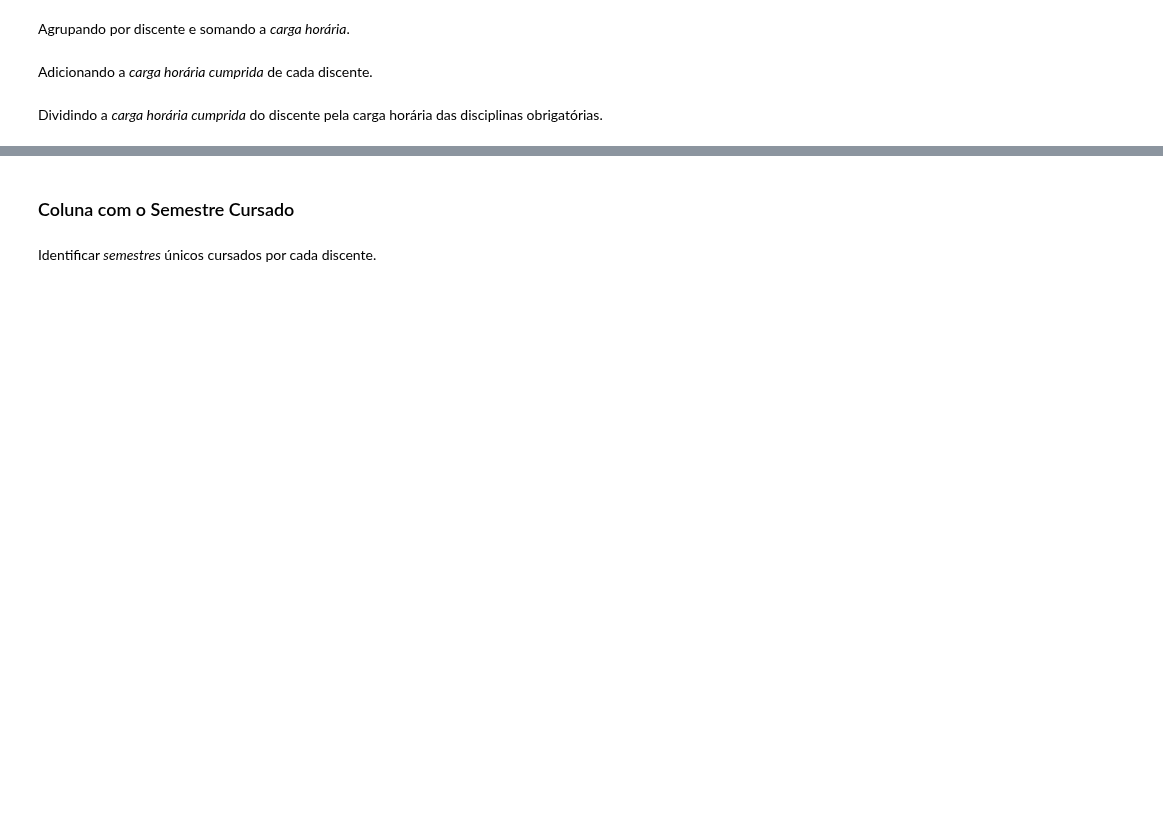
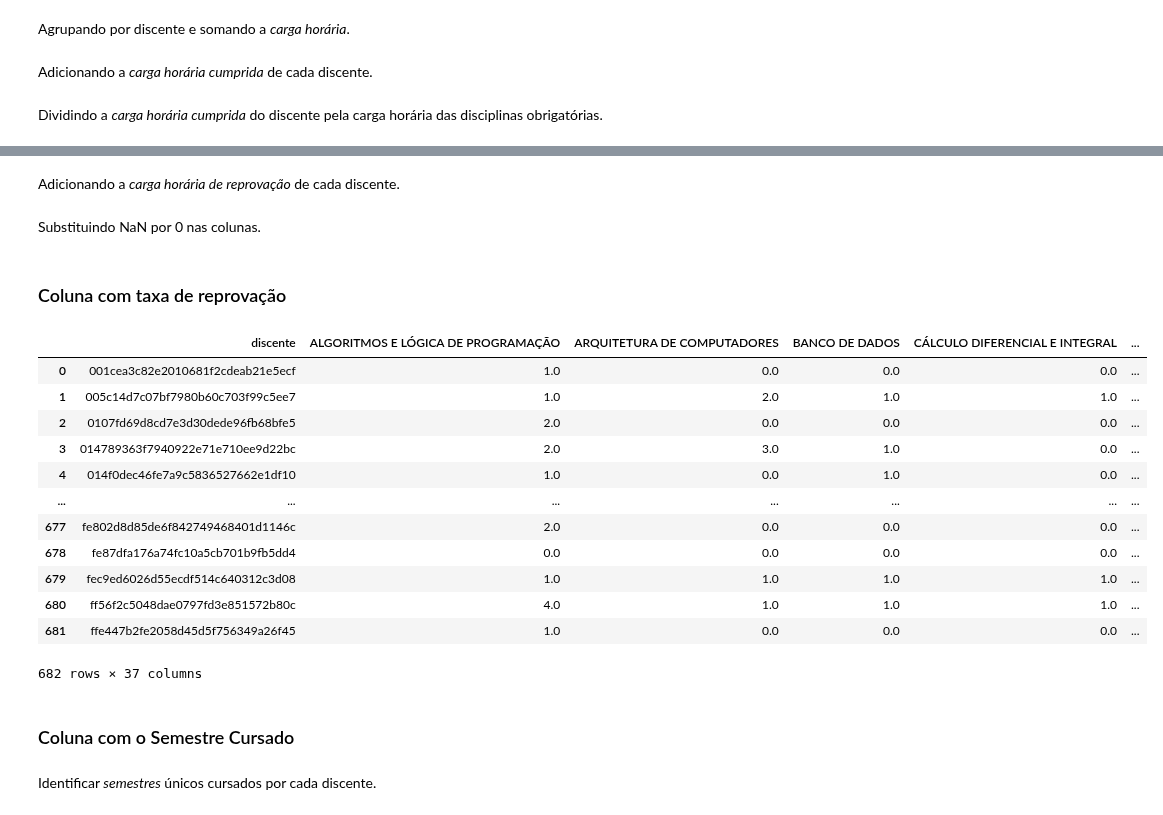
Before and after one commit to wanessabezerra/dataframe-bsi, a Jupyter notebook: dataframe-bsi/dados-extraidos.ipynb, the cells around one changed output, grey strips where cells are left out. Cells and saved outputs as stored; diff of their text form; code cells hidden in the pictures; blank space fills up the shorter version.

Commit message:
:hammer: Adicionando as colunas ch_reprovacao e taxa_reprovacao #8

```diff
--- a/dataframe-bsi/dados-extraidos.ipynb
+++ b/dataframe-bsi/dados-extraidos.ipynb
@@ -189,0 +190,2 @@ tabela_final['ch_cumprida_dividida'] = tabela_final['ch_cumprida'] / 1830
+# %%
+df_reprovadas = df_dados_filtrado[df_dados_filtrado['descricao'] == 'REPROVADO']
@@ -189,0 +194,2 @@ tabela_final['ch_cumprida_dividida'] = tabela_final['ch_cumprida'] / 1830
+# %%
+ch_reprovacao = df_reprovadas.groupby('discente')['ch_total'].sum().reset_index()
@@ -189,0 +198,8 @@ tabela_final['ch_cumprida_dividida'] = tabela_final['ch_cumprida'] / 1830
+# %%
+ch_reprovacao.columns = ['discente', 'ch_reprovacao']
+# %% [markdown]
+Adicionando a *carga horária de reprovação* de cada discente.
+# %%
+tabela_final = tabela_final.merge(ch_reprovacao, on='discente', how='left')
+# %% [markdown]
+Substituindo NaN por 0 nas colunas.
@@ -190,3 +208,22 @@ tabela_final['ch_cumprida_dividida'] = tabela_final['ch_cumprida'] / 1830
+# %% [markdown]
+### Coluna com taxa de reprovação
+# %%
+tabela_final['taxa_reprovacao'] = tabela_final['ch_reprovacao'] / tabela_final['ch_cumprida']
+tabela_final
+# %% [output]
+|  | discente | ALGORITMOS E LÓGICA DE PROGRAMAÇÃO | ARQUITETURA DE COMPUTADORES | BANCO DE DADOS | CÁLCULO DIFERENCIAL E INTEGRAL | ... |
+| 0 | 001cea3c82e2010681f2cdeab21e5ecf | 1.0 | 0.0 | 0.0 | 0.0 | ... |
+| 1 | 005c14d7c07bf7980b60c703f99c5ee7 | 1.0 | 2.0 | 1.0 | 1.0 | ... |
+| 2 | 0107fd69d8cd7e3d30dede96fb68bfe5 | 2.0 | 0.0 | 0.0 | 0.0 | ... |
+| 3 | 014789363f7940922e71e710ee9d22bc | 2.0 | 3.0 | 1.0 | 0.0 | ... |
+| 4 | 014f0dec46fe7a9c5836527662e1df10 | 1.0 | 0.0 | 1.0 | 0.0 | ... |
+| ... | ... | ... | ... | ... | ... | ... |
+| 677 | fe802d8d85de6f842749468401d1146c | 2.0 | 0.0 | 0.0 | 0.0 | ... |
+| 678 | fe87dfa176a74fc10a5cb701b9fb5dd4 | 0.0 | 0.0 | 0.0 | 0.0 | ... |
+| 679 | fec9ed6026d55ecdf514c640312c3d08 | 1.0 | 1.0 | 1.0 | 1.0 | ... |
+| 680 | ff56f2c5048dae0797fd3e851572b80c | 4.0 | 1.0 | 1.0 | 1.0 | ... |
+| 681 | ffe447b2fe2058d45d5f756349a26f45 | 1.0 | 0.0 | 0.0 | 0.0 | ... |
+682 rows × 37 columns
 # %% [markdown]
 ### Coluna com o Semestre Cursado
 # %% [markdown]
```
Also changed, not shown: parts of 9 cells of this notebook, 1 other file.
